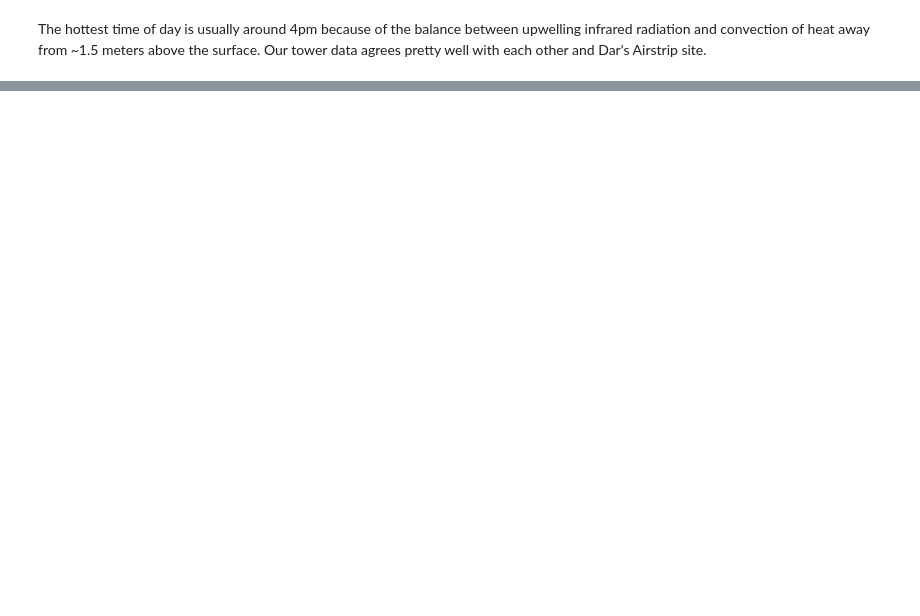
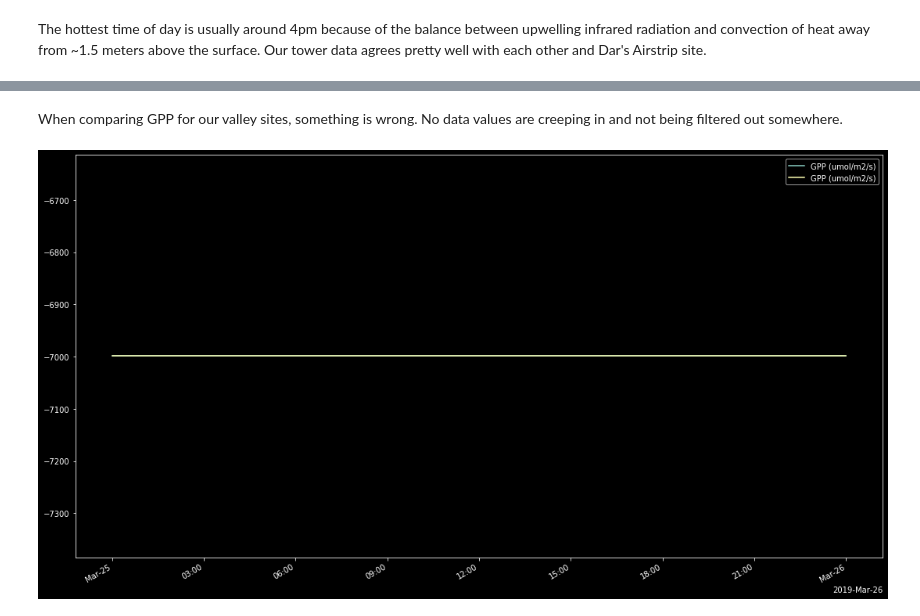
Before and after one commit to rbavery/sedgwick-biophysics, a Jupyter notebook: processed-by-eddypro-scratch.ipynb, the cells around one changed output, grey strips where cells are left out. Saved outputs shown, nothing was run; the diff lists cells and outputs as text; code cells hidden in the pictures; blank space fills up the shorter version.

```diff
--- a/processed-by-eddypro-scratch.ipynb
+++ b/processed-by-eddypro-scratch.ipynb
@@ -65,0 +107,10 @@ plot_nice_date(airstrip, "airstrip", "AirTC_1_Avg: Airstrip-15min, (C)")
+# %% [markdown]
+When comparing GPP for our valley sites, something is wrong. No data values are creeping in and not being filtered out somewhere.
+# %%
+fig, ax = plt.subplots()
+fig.set_size_inches(18.5, 10.5)
+
+plot_nice_date(coyote, "coyote", "GPP (umol/m2/s)", fig, ax)
+plot_nice_date(grass, "grass", "GPP (umol/m2/s)", fig, ax)
+# %% [output]
+[figure, added]
```
Also changed, not shown: parts of 13 cells of this notebook.
